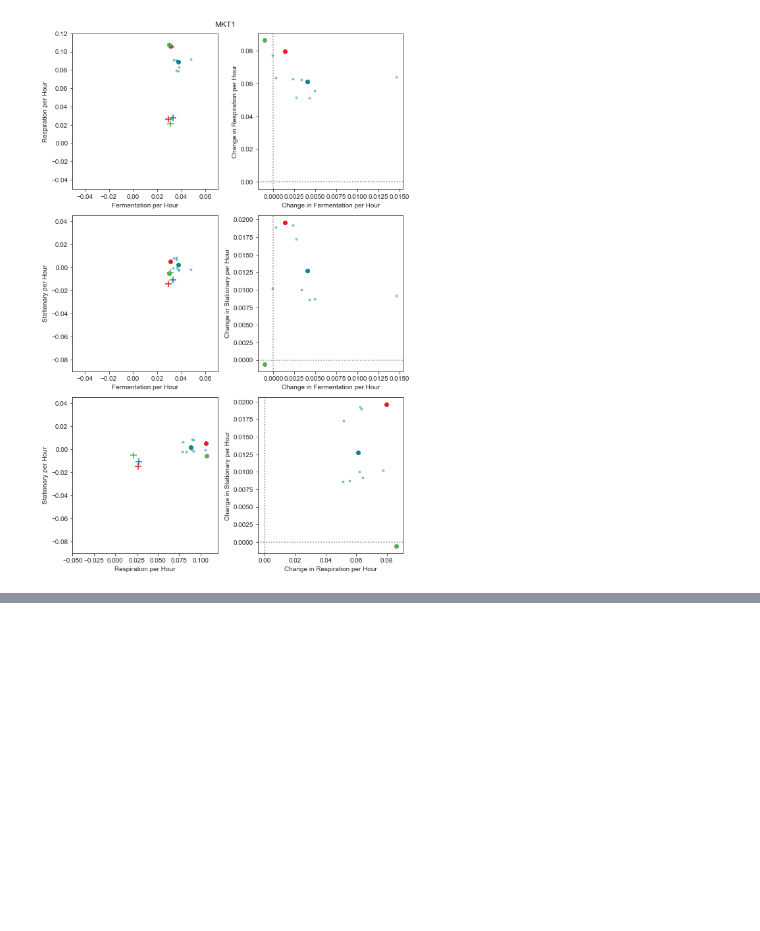
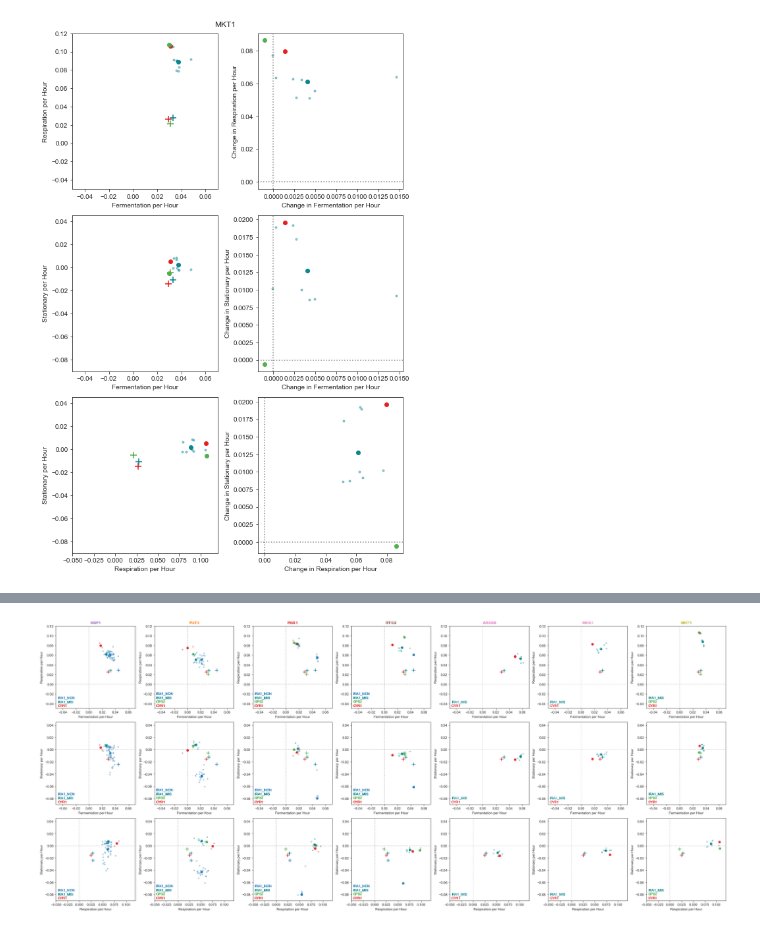
Before and after one commit to grantkinsler/EvolvingFront, a Jupyter notebook: code/analysis/Do mutations go in the same direction in phenotype space?.ipynb, the cells around one changed output, grey strips where cells are left out. Drawn from its saved outputs; the diff is of its cells as text; code cells hidden in the pictures; blank space fills up the shorter version.

```diff
--- a/code/analysis/Do mutations go in the same direction in phenotype space?.ipynb
+++ b/code/analysis/Do mutations go in the same direction in phenotype space?.ipynb
@@ -146,0 +197,8 @@ array([[0.04464036, 0.03836486, 0.04069026, 0.05233743, 0.04972904,
+# %%
+import pickle
+
+with open(f'{home_dir}/data/intermediate/pairwise_angle_distribution.pkl', 'wb') as f:
+    pickle.dump(ancestor_paired_null_angles, f)
+# %%
+with open(f'{home_dir}/data/intermediate/pairwise_angle_distribution.pkl', 'rb') as f:
+    ancestor_paired_null_angles = pickle.load(f)
@@ -147,2 +209,93 @@ array([[0.04464036, 0.03836486, 0.04069026, 0.05233743, 0.04972904,
 # %%
+
+this_study = merged_fitness[merged_fitness['source_publication']=='This_study']
+
+labels = {'FerPerHour':'Fermentation per Hour','ResPerHour':'Respiration per Hour','StaPerHour':'Stationary per Hour'}
+lims = {'FerPerHour':[-0.05,0.07],'ResPerHour':[-0.05,0.12],'StaPerHour':[-0.09,0.045]}
+
+
+plt.figure(figsize=(7*4,12))
+# plt.suptitle(causal_gene)
+
+gene_counter = 0
+for causal_gene in putative_causal_genes:
+
+    this_gene = this_study[this_study['gene']==causal_gene]
+
+    ancestors_with_gene = np.unique(this_gene['ancestor'].values)
+
+    if (len(ancestors_with_gene) > 1) and (len(this_gene)>4):
+
+        for count,(xdata,ydata) in enumerate(combinations(['FerPerHour','ResPerHour','StaPerHour'],2)):
+
+            c_difference_list = []
+            for ancestor in ancestors_with_gene:
+
+                background_mutant = merged_fitness[merged_fitness['barcode']==tools.rebarcoding_source_mutants[ancestor]]
+
+                plt.subplot(3,7,7*count+gene_counter+1)
+                if count == 0:
+                    plt.title(causal_gene,color=tools.find_mutation_color(causal_gene),fontweight='bold')
+
+                plt.scatter(background_mutant[xdata].values,background_mutant[ydata].values,
+                            marker='+',color=tools.anc_color_map[ancestor],s=100)
+
+                this_anc = this_gene[this_gene['ancestor']==ancestor]
+
+                centroid = tools.centroid(this_anc[[xdata,ydata]].values)
+
+                plt.scatter(this_anc[xdata].values,this_anc[ydata].values,
+                            color=tools.anc_color_map[ancestor],alpha=0.4,marker='.')
+
+                plt.scatter(centroid[0],centroid[1],
+                            color=tools.anc_color_map[ancestor],alpha=0.95,marker='o')
+
+                plt.xlim(lims[xdata][0],lims[xdata][1])
+                plt.ylim(lims[ydata][0],lims[ydata][1])
+
+                plt.axhline(0,color='k',linestyle=':',alpha=0.1)
+                plt.axvline(0,color='k',linestyle=':',alpha=0.1)
+
+
+
+                plt.xlabel(labels[xdata])
+                plt.ylabel(labels[ydata])
+
+
+#                 plt.subplot(3,2,2*count+2)
+
+                differences = (this_anc[xdata].values-background_mutant[xdata].values,
+                               this_anc[ydata].values-background_mutant[ydata].values)
+
+#                 plt.scatter(differences[0],differences[1],
+#                             color=tools.anc_color_map[ancestor],alpha=0.4,marker='.')
+
+                if len(differences[0]) > 0:
+                    c_differences = (centroid[0]-background_mutant[xdata].values,
+                               centroid[1]-background_mutant[ydata].values)
+
+                    c_difference_list.append([c_differences[0][0],c_differences[1][0]])
+#                     plt.scatter(c_differences[0],c_differences[1],
+#                                 color=tools.anc_color_map[ancestor],alpha=0.95,marker='o')
+
+#                 plt.xlim(lims[xdata][0],lims[xdata][1])
+#                 plt.ylim(lims[ydata][0],lims[ydata][1])
+
+#                 plt.xlabel(f'Change in {labels[xdata]}')
+#                 plt.ylabel(f'Change in {labels[ydata]}')
+
+#                 plt.axhline(color='k',linestyle=':',alpha=0.2)
+#                 plt.axvline(color='k',linestyle=':',alpha=0.2)
+
+                for g,anc in enumerate(ancestors_with_gene):
+                    plt.text(y=0.02+0.05*g,x=0.02,s=f'{anc}',color=tools.anc_color_map[anc],transform=plt.gca().transAxes)
+
+#         print(np.corrcoef(c_difference_list))
+        gene_counter += 1
+
+
+
+
+plt.tight_layout()
+plt.savefig(f'{home_dir}/figures/analysis/same_direction/same_direction_all.pdf',bbox_inches='tight')
 # %% [output]
@@ -150 +302,2 @@ array([0.08881202, 0.00198429])
+[figure, added]
 # %%
```
Also changed, not shown: parts of 13 cells of this notebook, 47 other files.
